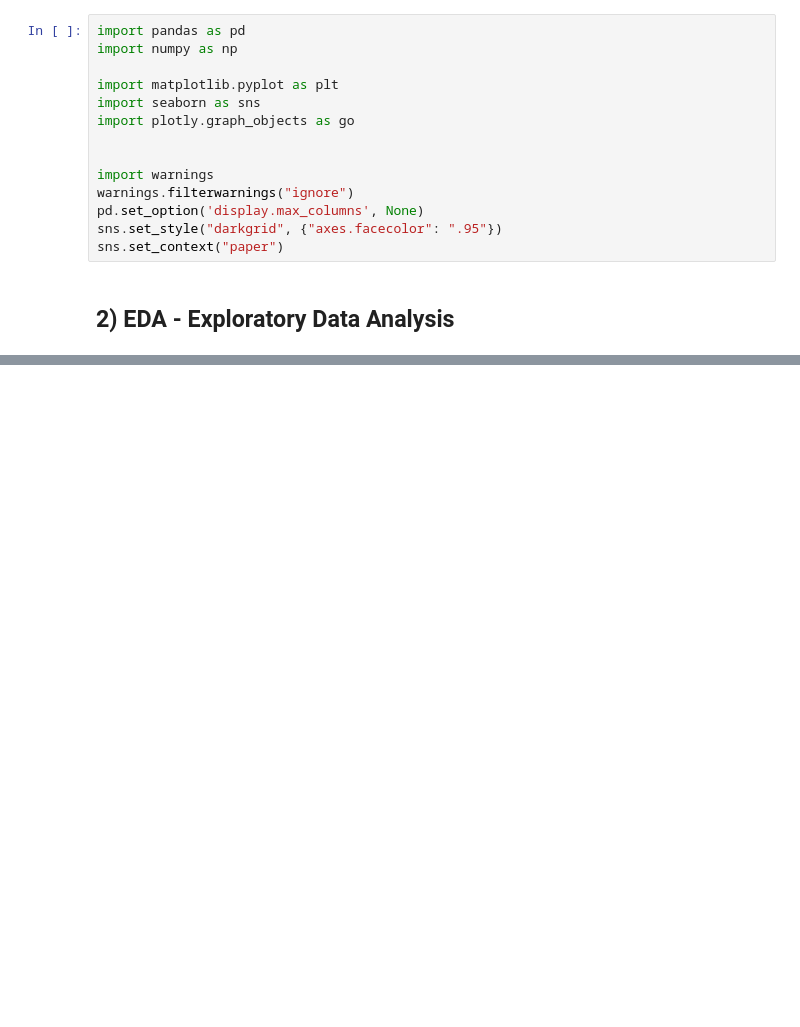
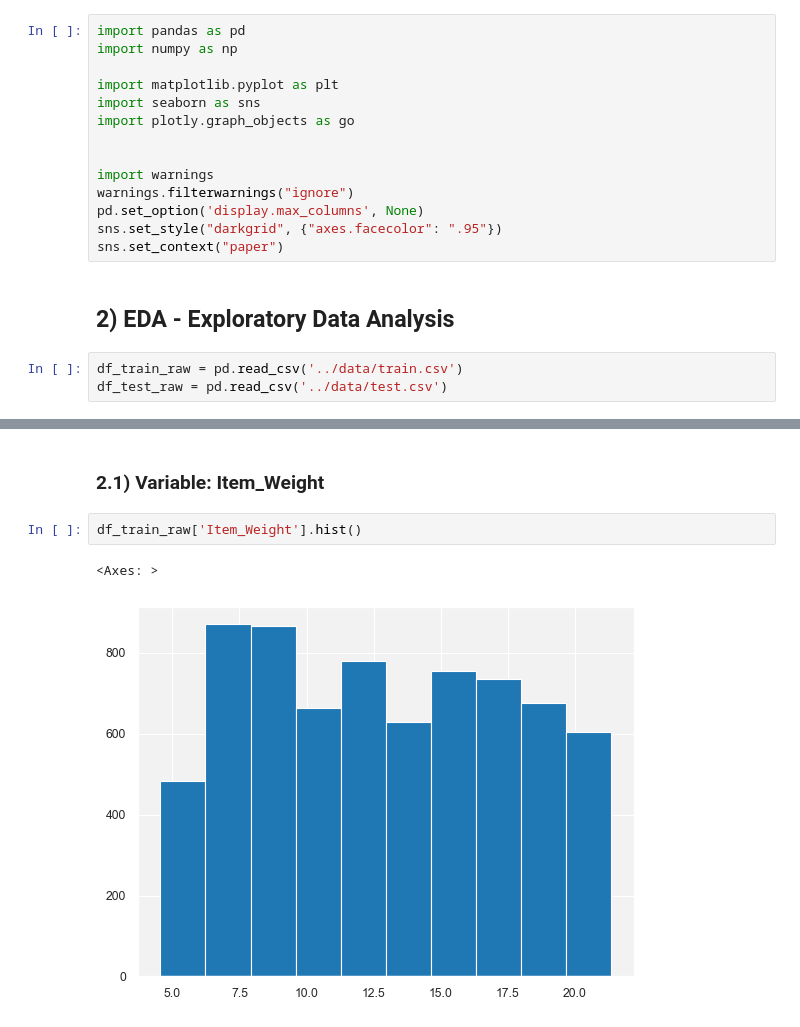
Before and after one commit to Krupique/mlops-projects, a Jupyter notebook: 02-bigmart_sales_prediction/notebook/data_analysis_new.ipynb, the cells around one changed output, grey strips where cells are left out. Cells and saved outputs as stored; diff of their text form; blank space fills up the shorter version.

Commit message:
Exploratory Data Analysis

```diff
--- a/02-bigmart_sales_prediction/notebook/data_analysis_new.ipynb
+++ b/02-bigmart_sales_prediction/notebook/data_analysis_new.ipynb
@@ -77,3 +77,6 @@ sns.set_style("darkgrid", {"axes.facecolor": ".95"})
 sns.set_context("paper")
 # %% [markdown]
 ## 2) EDA - Exploratory Data Analysis
+# %%
+df_train_raw = pd.read_csv('../data/train.csv')
+df_test_raw = pd.read_csv('../data/test.csv')
@@ -79,0 +169,7 @@ sns.set_context("paper")
+# %% [markdown]
+### 2.1) Variable: Item_Weight
+# %%
+df_train_raw['Item_Weight'].hist()
+# %% [output]
+<Axes: >
+[figure, added]
```
Also changed, not shown: parts of 7 cells of this notebook.
